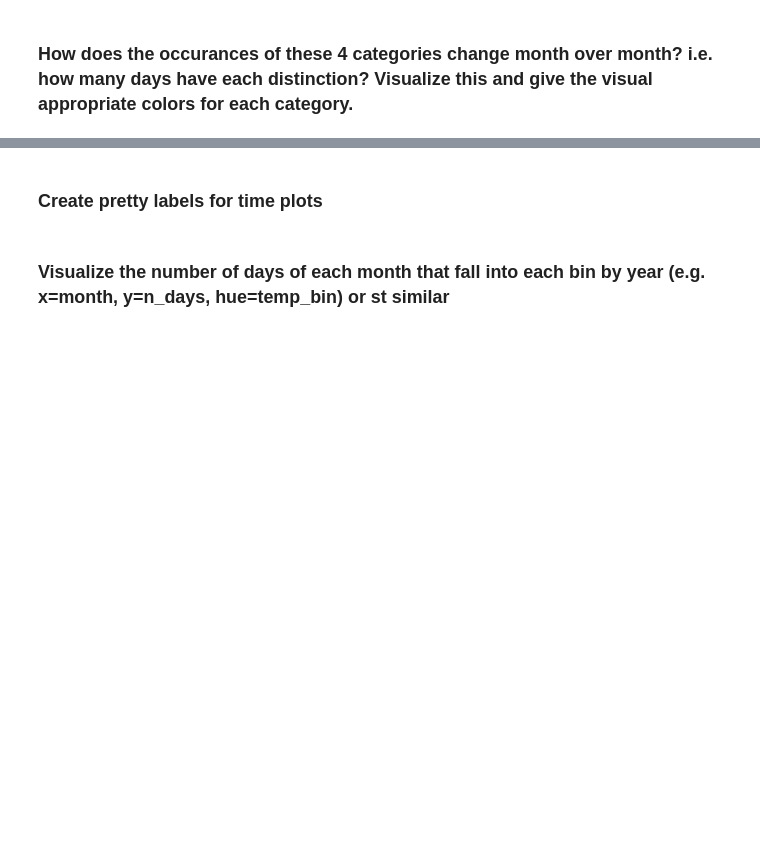
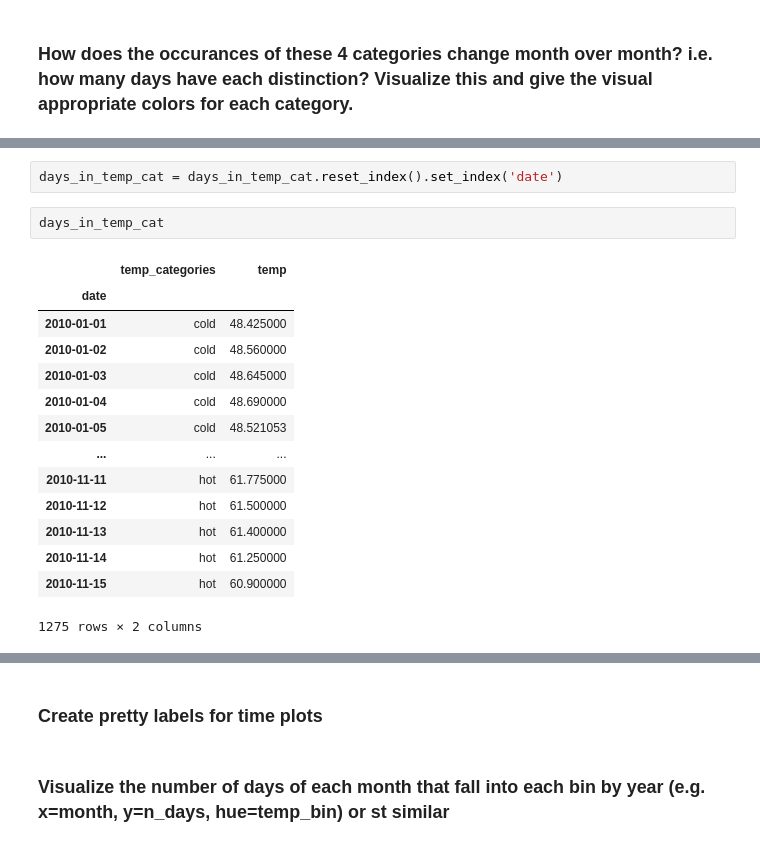
Before and after one commit to mdalton87/time-series-exercises, a Jupyter notebook: ts_vega.ipynb, the cells around one changed output, grey strips where cells are left out. Drawn from its saved outputs; the diff is of its cells as text; blank space fills up the shorter version.

```diff
--- a/ts_vega.ipynb
+++ b/ts_vega.ipynb
@@ -435,0 +487,19 @@ plt.legend()
+# %%
+days_in_temp_cat = days_in_temp_cat.reset_index().set_index('date')
+# %%
+days_in_temp_cat
+# %% [output]
+|  | temp_categories | temp |
+| date |  |  |
+| 2010-01-01 | cold | 48.425000 |
+| 2010-01-02 | cold | 48.560000 |
+| 2010-01-03 | cold | 48.645000 |
+| 2010-01-04 | cold | 48.690000 |
+| 2010-01-05 | cold | 48.521053 |
+| ... | ... | ... |
+| 2010-11-11 | hot | 61.775000 |
+| 2010-11-12 | hot | 61.500000 |
+| 2010-11-13 | hot | 61.400000 |
+| 2010-11-14 | hot | 61.250000 |
+| 2010-11-15 | hot | 60.900000 |
+1275 rows × 2 columns
```
Also changed, not shown: parts of 10 cells of this notebook, 1 other file.
